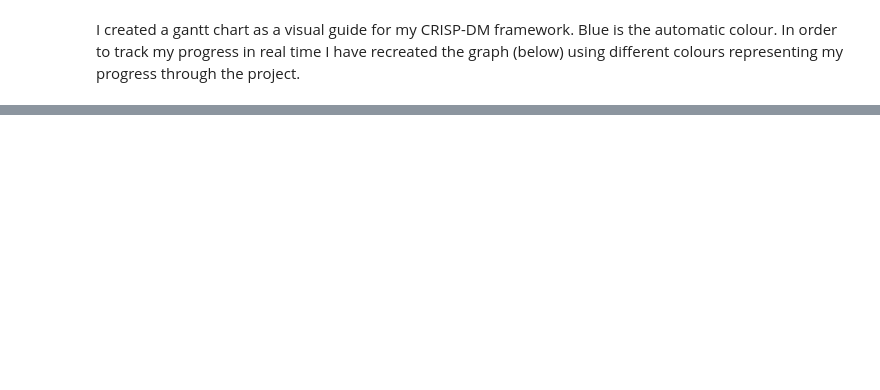
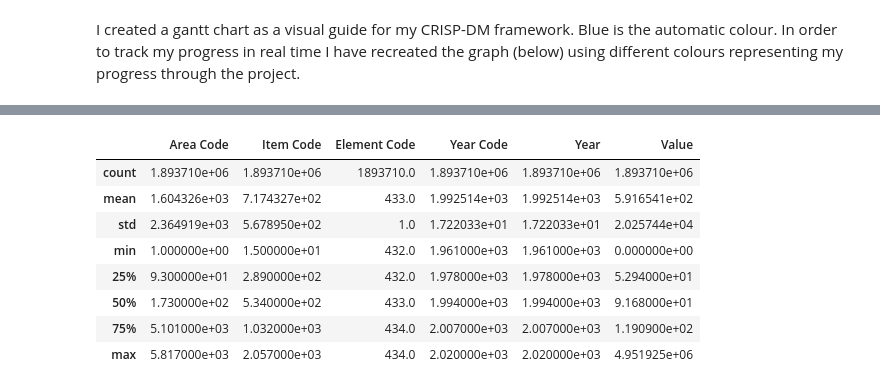
Before and after one commit to DrAmy-Data/CA2, a Jupyter notebook: CA2.ipynb, the cells around one changed output, grey strips where cells are left out. Cells and saved outputs as stored; diff of their text form; code cells hidden in the pictures; blank space fills up the shorter version.

Commit message:
Initial data exploration

```diff
--- a/CA2.ipynb
+++ b/CA2.ipynb
@@ -70,0 +65,6 @@ UnicodeDecodeError: 'utf-8' codec can't decode byte 0xe9 in position 103043: inv
+# %%
+# Data Prep
+# Importing the dataset
+df = pd.read_csv('Production_Indices_E_All_Data_(Normalized).csv', encoding='latin-1')
+# added the encoding part because I got the following error
+#UnicodeDecodeError: 'utf-8' codec can't decode byte 0xe9 in position 103043: invalid continuation byte
@@ -70,0 +103,12 @@ UnicodeDecodeError: 'utf-8' codec can't decode byte 0xe9 in position 103043: inv
+# %%
+df.describe() # description of the numeric data in the DataFrame
+# %% [output]
+|  | Area Code | Item Code | Element Code | Year Code | Year | Value |
+| count | 1.893710e+06 | 1.893710e+06 | 1893710.0 | 1.893710e+06 | 1.893710e+06 | 1.893710e+06 |
+| mean | 1.604326e+03 | 7.174327e+02 | 433.0 | 1.992514e+03 | 1.992514e+03 | 5.916541e+02 |
+| std | 2.364919e+03 | 5.678950e+02 | 1.0 | 1.722033e+01 | 1.722033e+01 | 2.025744e+04 |
+| min | 1.000000e+00 | 1.500000e+01 | 432.0 | 1.961000e+03 | 1.961000e+03 | 0.000000e+00 |
+| 25% | 9.300000e+01 | 2.890000e+02 | 432.0 | 1.978000e+03 | 1.978000e+03 | 5.294000e+01 |
+| 50% | 1.730000e+02 | 5.340000e+02 | 433.0 | 1.994000e+03 | 1.994000e+03 | 9.168000e+01 |
+| 75% | 5.101000e+03 | 1.032000e+03 | 434.0 | 2.007000e+03 | 2.007000e+03 | 1.190900e+02 |
+| max | 5.817000e+03 | 2.057000e+03 | 434.0 | 2.020000e+03 | 2.020000e+03 | 4.951925e+06 |
```
Also changed, not shown: parts of 14 cells of this notebook.
